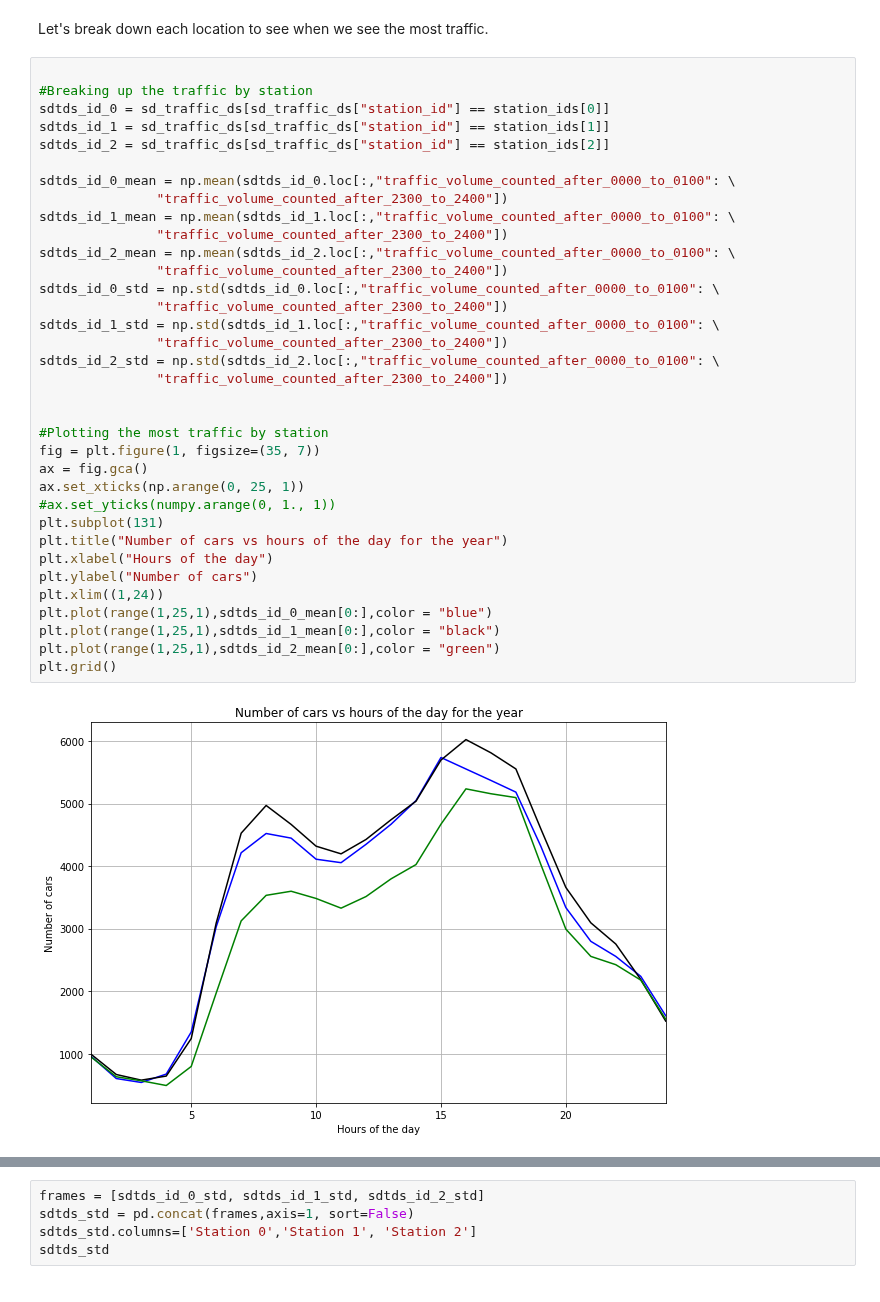
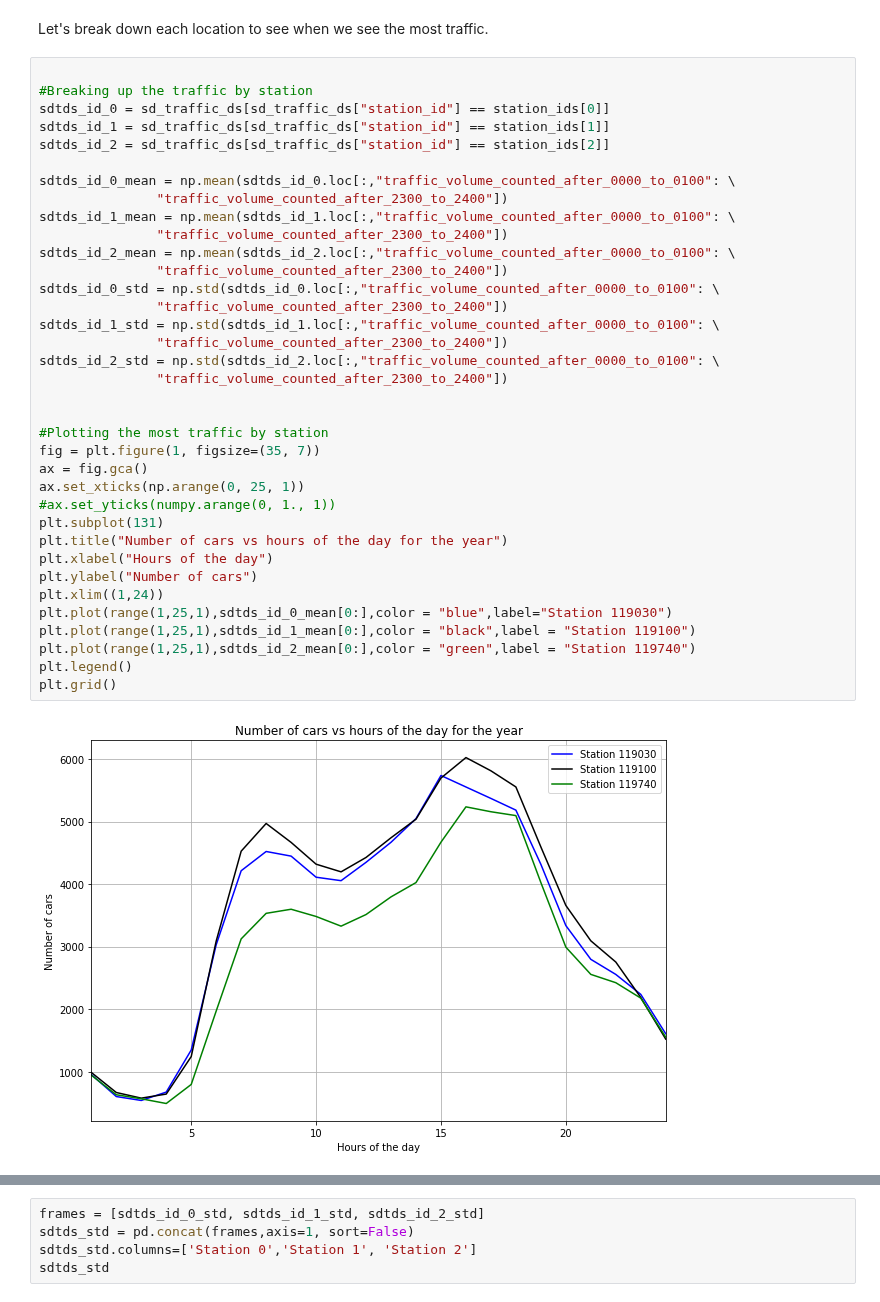
Before and after one commit to BigDataForSanDiego/2019-Team-201, a Jupyter notebook: Traffic/exploration-of-2015-traffic-dataset.ipynb, the cells around one changed output, grey strips where cells are left out. Cells and saved outputs as stored; diff of their text form.

```diff
--- a/Traffic/exploration-of-2015-traffic-dataset.ipynb
+++ b/Traffic/exploration-of-2015-traffic-dataset.ipynb
@@ -151,37 +151,38 @@ Let's break down each location to see when we see the most traffic.
 sdtds_id_0 = sd_traffic_ds[sd_traffic_ds["station_id"] == station_ids[0]]
 sdtds_id_1 = sd_traffic_ds[sd_traffic_ds["station_id"] == station_ids[1]]
 sdtds_id_2 = sd_traffic_ds[sd_traffic_ds["station_id"] == station_ids[2]]
 
 sdtds_id_0_mean = np.mean(sdtds_id_0.loc[:,"traffic_volume_counted_after_0000_to_0100": \
                "traffic_volume_counted_after_2300_to_2400"])
 sdtds_id_1_mean = np.mean(sdtds_id_1.loc[:,"traffic_volume_counted_after_0000_to_0100": \
                "traffic_volume_counted_after_2300_to_2400"])
 sdtds_id_2_mean = np.mean(sdtds_id_2.loc[:,"traffic_volume_counted_after_0000_to_0100": \
                "traffic_volume_counted_after_2300_to_2400"])
 sdtds_id_0_std = np.std(sdtds_id_0.loc[:,"traffic_volume_counted_after_0000_to_0100": \
                "traffic_volume_counted_after_2300_to_2400"])
 sdtds_id_1_std = np.std(sdtds_id_1.loc[:,"traffic_volume_counted_after_0000_to_0100": \
                "traffic_volume_counted_after_2300_to_2400"])
 sdtds_id_2_std = np.std(sdtds_id_2.loc[:,"traffic_volume_counted_after_0000_to_0100": \
                "traffic_volume_counted_after_2300_to_2400"])
 
 
 #Plotting the most traffic by station
 fig = plt.figure(1, figsize=(35, 7))
 ax = fig.gca()
 ax.set_xticks(np.arange(0, 25, 1))
 #ax.set_yticks(numpy.arange(0, 1., 1))
 plt.subplot(131)
 plt.title("Number of cars vs hours of the day for the year")
 plt.xlabel("Hours of the day")
 plt.ylabel("Number of cars")
 plt.xlim((1,24))
-plt.plot(range(1,25,1),sdtds_id_0_mean[0:],color = "blue")
-plt.plot(range(1,25,1),sdtds_id_1_mean[0:],color = "black")
-plt.plot(range(1,25,1),sdtds_id_2_mean[0:],color = "green")
+plt.plot(range(1,25,1),sdtds_id_0_mean[0:],color = "blue",label="Station 119030")
+plt.plot(range(1,25,1),sdtds_id_1_mean[0:],color = "black",label = "Station 119100")
+plt.plot(range(1,25,1),sdtds_id_2_mean[0:],color = "green",label = "Station 119740")
+plt.legend()
 plt.grid()
 # %% [output]
-[figure, old version]
+[figure, new version]
 # %% [markdown]
 The above graph looks at a summation of the total amount of traffic through out the year. It appears that every station tends to see it's lowest amount of traffic between 12:00am and 3:00am.
 
```
Also changed, not shown: parts of 2 cells of this notebook.
